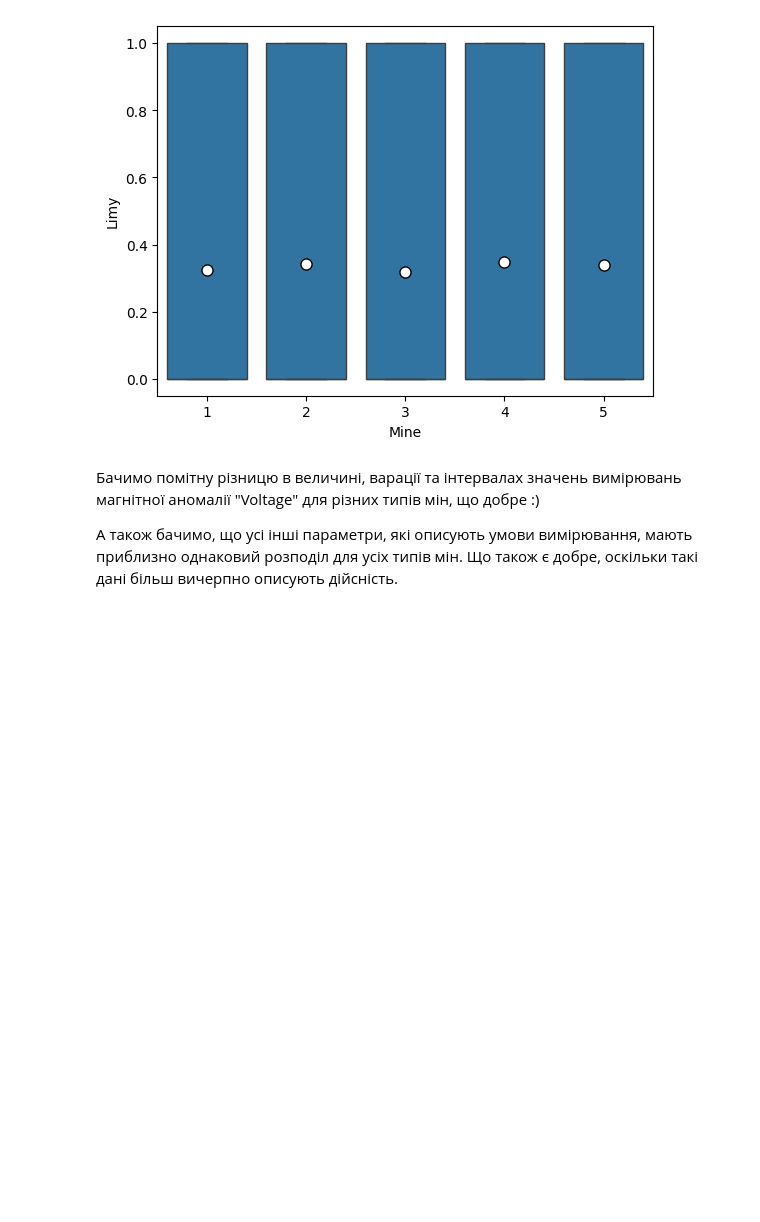
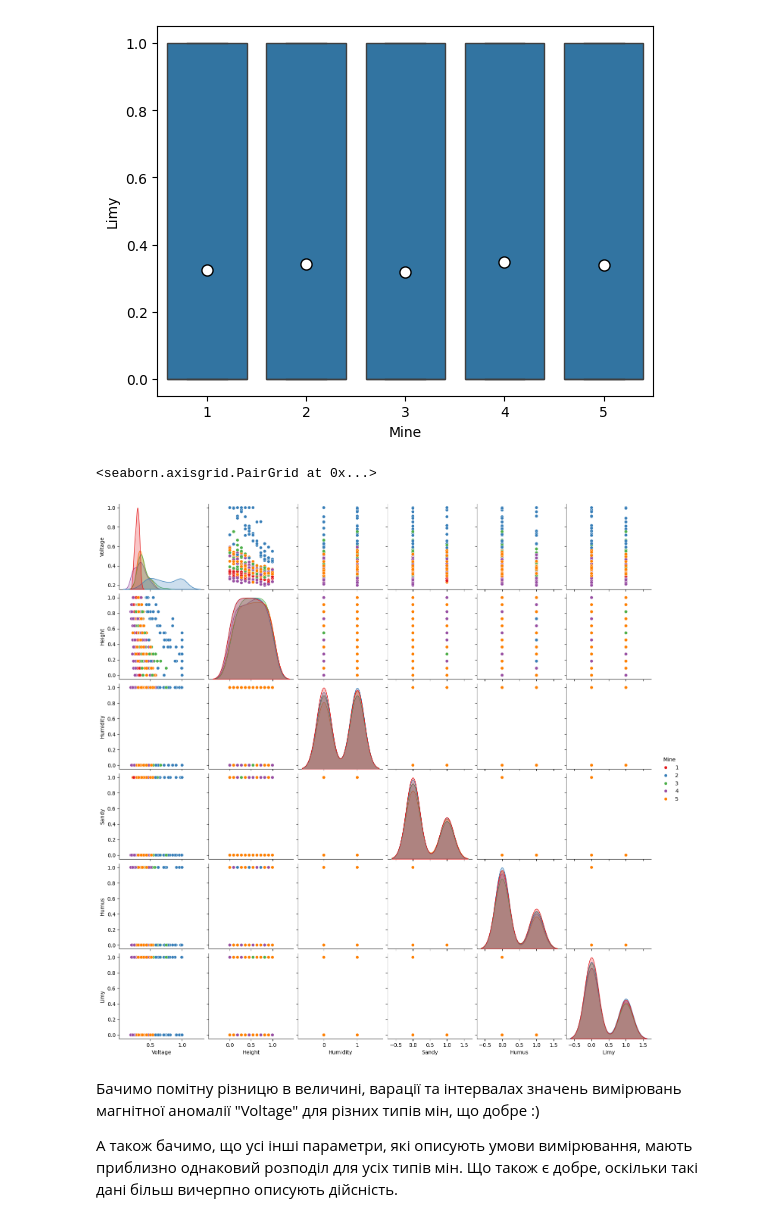
Before and after one commit to Matwitch/Lab1_Classification, a Jupyter notebook: lab.ipynb, the cells around one changed output. Cells and saved outputs as stored; diff of their text form; code cells hidden in the pictures; blank space fills up the shorter version.

```diff
--- a/lab.ipynb
+++ b/lab.ipynb
@@ -128,6 +117,11 @@ for i in range(len(feature_names)):
 [figure]
 [figure]
 [figure]
+# %%
+sns.pairplot(DF, hue="Mine", palette = 'Set1')
+# %% [output]
+<seaborn.axisgrid.PairGrid at 0x...>
+[figure, added]
 # %% [markdown]
 Бачимо помітну різницю в величині, варації та інтервалах значень вимірювань магнітної аномалії "Voltage" для різних типів мін, що добре :)
 
```
Also changed, not shown: parts of 14 cells of this notebook, 1 other file.
